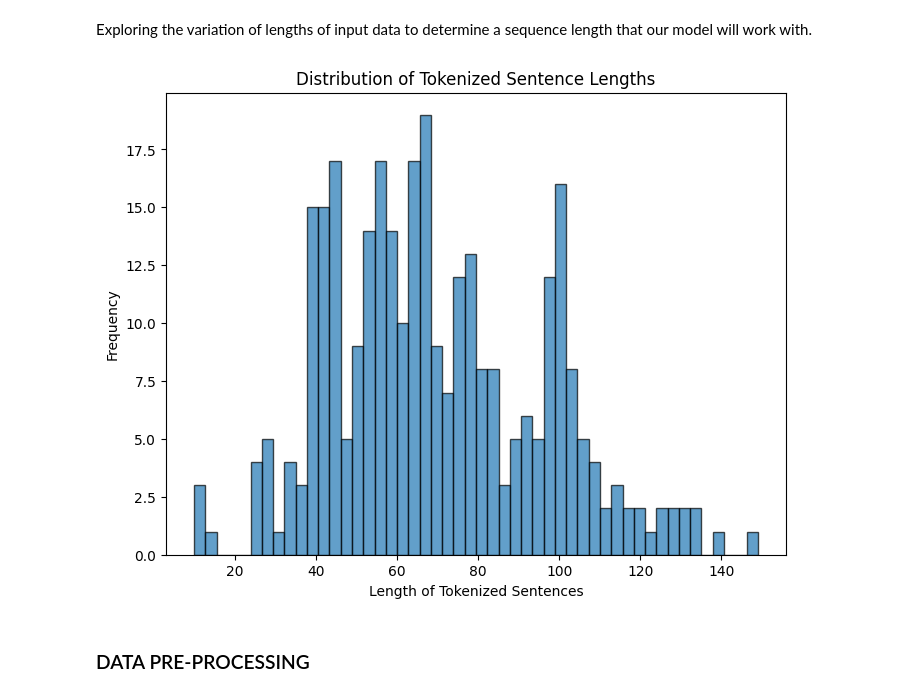
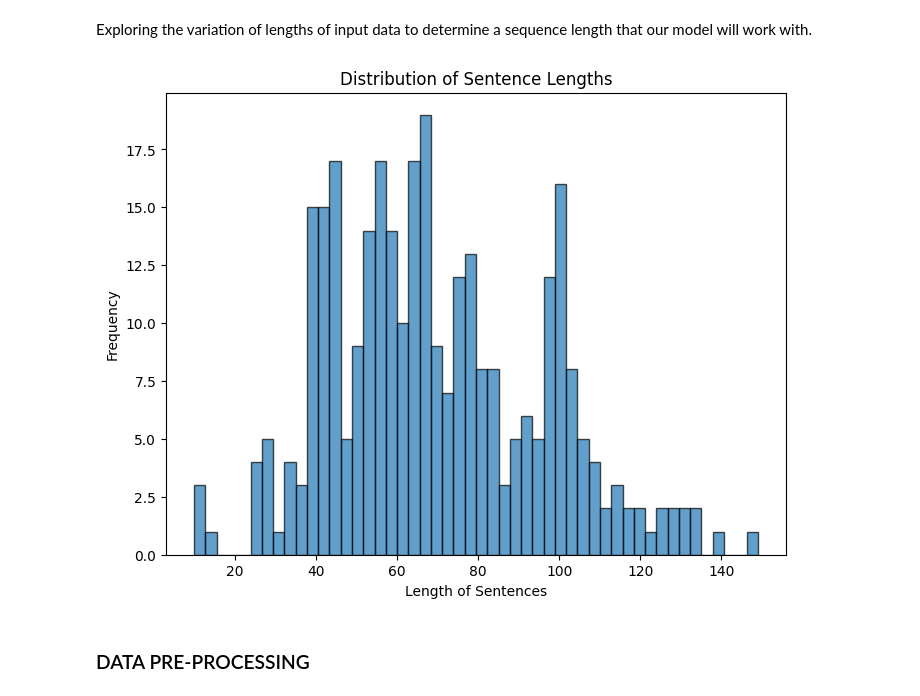
Before and after one commit to Ha-ri-ka/Intent-recognition, a Jupyter notebook: IR_draft1.ipynb, the cells around one changed output. Drawn from its saved outputs; the diff is of its cells as text; code cells hidden in the pictures.

Commit message:
deciding seq length to build model arch

```diff
--- a/IR_draft1.ipynb
+++ b/IR_draft1.ipynb
@@ -67,15 +67,15 @@ Exploring the variation of lengths of input data to determine a sequence length
 # %%
 lengths=[]
 for sentence in data['sentence']:
     lengths.append(len(sentence))
 plt.figure(figsize=(8, 6))
 plt.hist(lengths,bins=50, edgecolor='black', alpha=0.7)
-plt.title('Distribution of Tokenized Sentence Lengths')
-plt.xlabel('Length of Tokenized Sentences')
+plt.title('Distribution of Sentence Lengths')
+plt.xlabel('Length of Sentences')
 plt.ylabel('Frequency')
 plt.show()
 # %% [output]
-[figure, old version]
+[figure, new version]
 # %% [markdown]
 ### DATA PRE-PROCESSING
 # %% [markdown]
```
